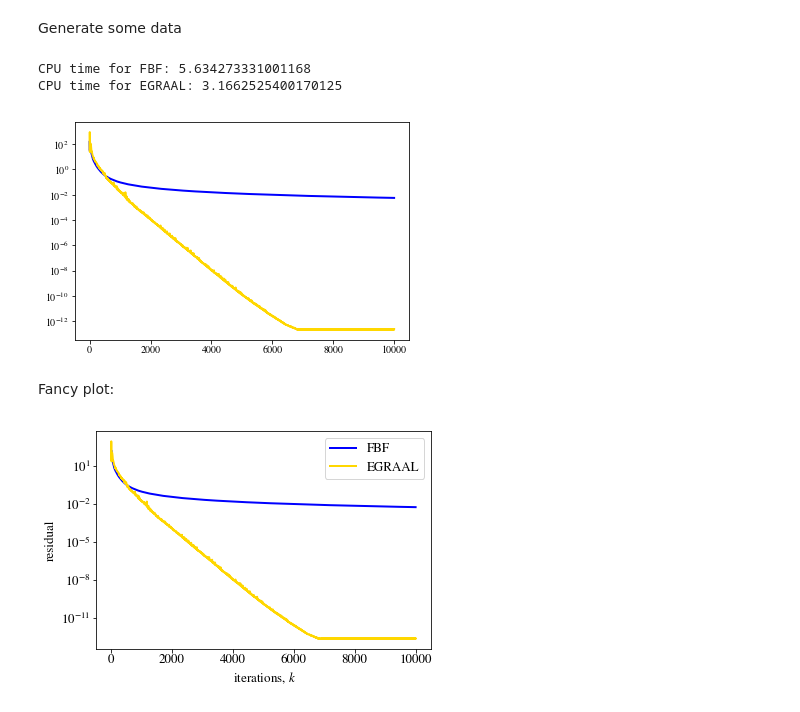
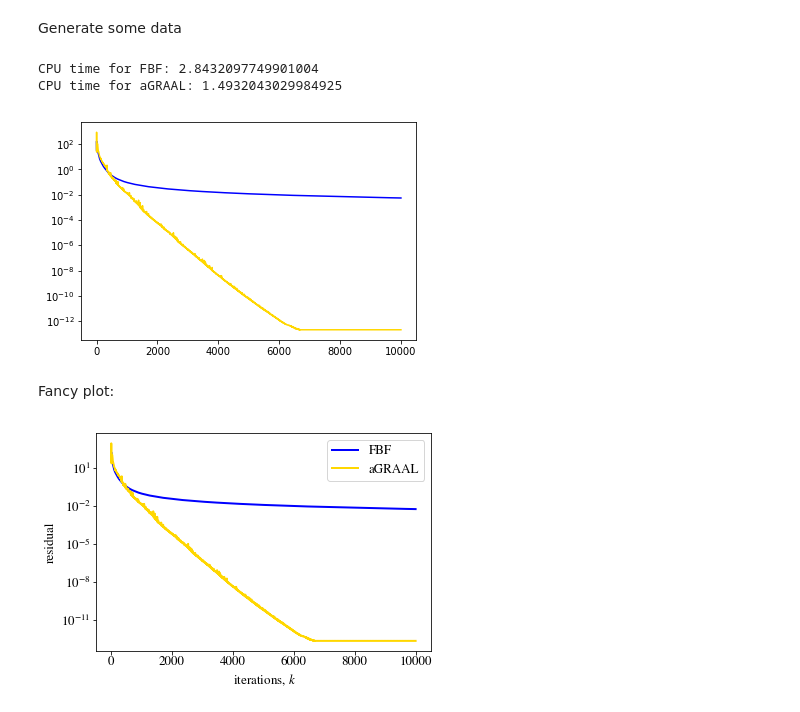
Before and after one commit to ymalitsky/graal, a Jupyter notebook: nash_equilibrium/Nash Equilibrium.ipynb, the cells around one changed output. Drawn from its saved outputs; the diff is of its cells as text; code cells hidden in the pictures.

```diff
--- a/nash_equilibrium/Nash Equilibrium.ipynb
+++ b/nash_equilibrium/Nash Equilibrium.ipynb
@@ -92,37 +92,37 @@ q0 = np.ones(n)
 # %%
 N = 10000
 ans1 = tseng_fbf_linesearch(J, F, prox_g, q0, delta=1.5, numb_iter=N)
-ans2 = explicit_graal(J, F, prox_g, q0, numb_iter=N, phi=1.5, output=False)
+ans2 = adaptive_graal(J, F, prox_g, q0, numb_iter=N, phi=1.5, output=False)
 # %% [output]
-CPU time for FBF: 5.634273331001168
-CPU time for EGRAAL: 3.1662525400170125
+CPU time for FBF: 2.8432097749901004
+CPU time for aGRAAL: 1.4932043029984925
 # %%
 plt.plot(ans1[0], 'b')
 plt.plot(ans2[0], '#FFD700')
 
 plt.yscale('log')
 # %% [output]
-[figure, old version]
+[figure, new version]
 # %% [markdown]
 Fancy plot:
 # %%
 import matplotlib as mpl
 mpl.rc('lines', linewidth=2)
 mpl.rcParams.update(
     {'font.size': 13, 'font.family': 'STIXGeneral', 'mathtext.fontset': 'stix'})
 mpl.rcParams['xtick.major.pad'] = 2
 mpl.rcParams['ytick.major.pad'] = 2
 
 plt.plot(ans1[0], 'b', label = 'FBF')
-plt.plot(ans2[0], '#FFD700', label = 'EGRAAL')
+plt.plot(ans2[0], '#FFD700', label = 'aGRAAL')
 
 plt.yscale('log')
 
 plt.xlabel(u' iterations, $k$')
 plt.ylabel(u'residual')
 
 plt.legend()
 plt.savefig('nash.pdf')
 plt.show()
 # %% [output]
-[figure, old version]
+[figure, new version]
```
Also changed, not shown: parts of 2 cells of this notebook, 18 other files.
